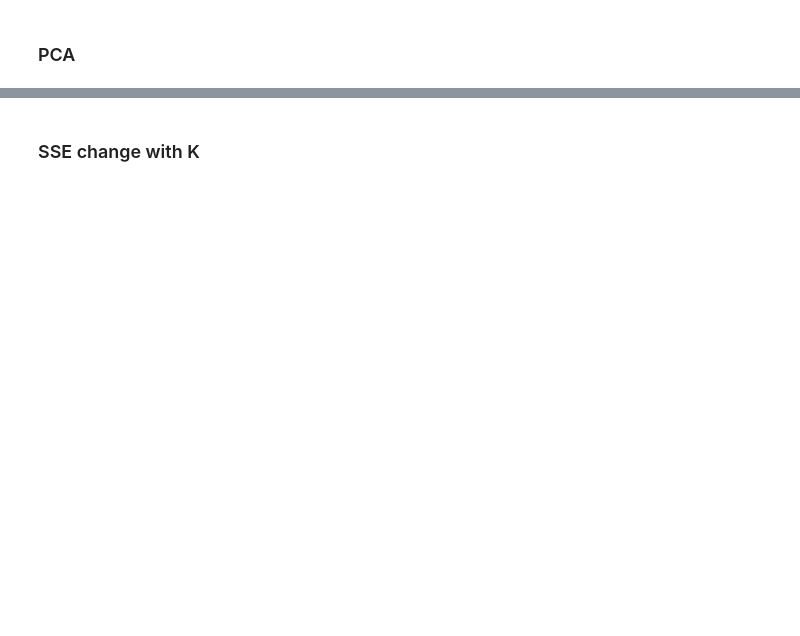
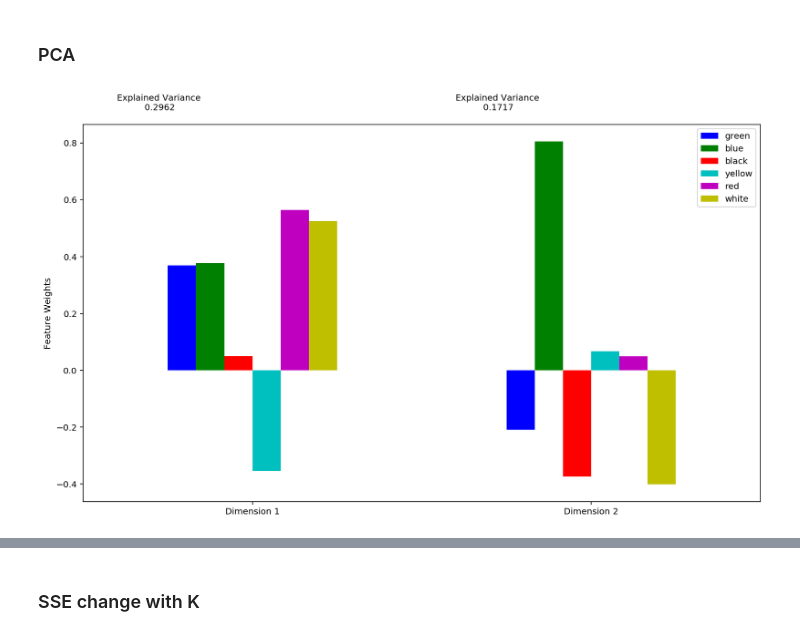
Before and after one commit to miaoever/IOT, a Jupyter notebook: Standup 4/K-means.ipynb, the cells around one changed output, grey strips where cells are left out. Cells and saved outputs as stored; diff of their text form; code cells hidden in the pictures; blank space fills up the shorter version.

```diff
--- a/Standup 4/K-means.ipynb
+++ b/Standup 4/K-means.ipynb
@@ -2,3 +2,35 @@
 ## Data preparation
 # %% [markdown]
 ### Raw data
+# %%
+from datetime import datetime
+import pandas as pd
+import numpy as np
+import matplotlib.pyplot as plt
+import visuals as vs
+# %config InlineBackend.figure_format = 'retina'
+%matplotlib inline
+
+df = pd.read_csv('.\\data\\orderWithProfit.csv', header=0)
+# filtered_df = df[df['orderdate'].isnull()]
+df = df.dropna()
+df["orderDate"] = df["orderDate"].apply(lambda x: datetime.strptime(x, '%Y-%m-%d %H:%M:%S'))
+df["takenDate"] = df["takenDate"].apply(lambda x: datetime.strptime(x, '%Y-%m-%d %H:%M:%S'))
+df["shipDate"] = df["shipDate"].apply(lambda x: datetime.strptime(x, '%Y-%m-%d %H:%M:%S'))
+df["transitDuration"] = (df["shipDate"]-df["takenDate"])/ np.timedelta64(1, 's')
+df["fulfillDuration"] = (df["shipDate"]-df["orderDate"])/ np.timedelta64(1, 's')
+
+df["amount"] = df["red"]+df["blue"]+df["yellow"]+df["black"]+df["white"]
+
+## Add Customer ID (Integer number)
+customer_dic= {}
+for id, name in df[["customer"]].drop_duplicates()["customer"].iteritems():
+    customer_dic[name] = id+1 # id starts from 0
+
+df["customer_id"] = df["customer"].apply(lambda x: customer_dic[x])
+
+index = ["customer_id", "customer","amount","green","blue","black","yellow","red","white",\
+         "orderDate","takenDate","shipDate","transitDuration","fulfillDuration","shipVisitCount",\
+         "shipHandleCost", "productSales","totalRevenue","productCOGS","orderProcessCost","shipVisitCost","totalCost","profit"]
+df = df[index]
+df.head()
@@ -5,2 +75,15 @@
 # %% [markdown]
 ### PCA
+# %%
+X = {}
+# %%
+from sklearn.decomposition import PCA
+index0=["green","blue", "black", "yellow","red","white"]
+X[0] = df[index0]
+
+pca = PCA(n_components=2)
+X[0] = pca.fit_transform(X[0])
+
+pca_results = vs.pca_results(df[index0], pca)
+# %% [output]
+[figure, added]
```
Also changed, not shown: parts of 14 cells of this notebook, 2 other files.
